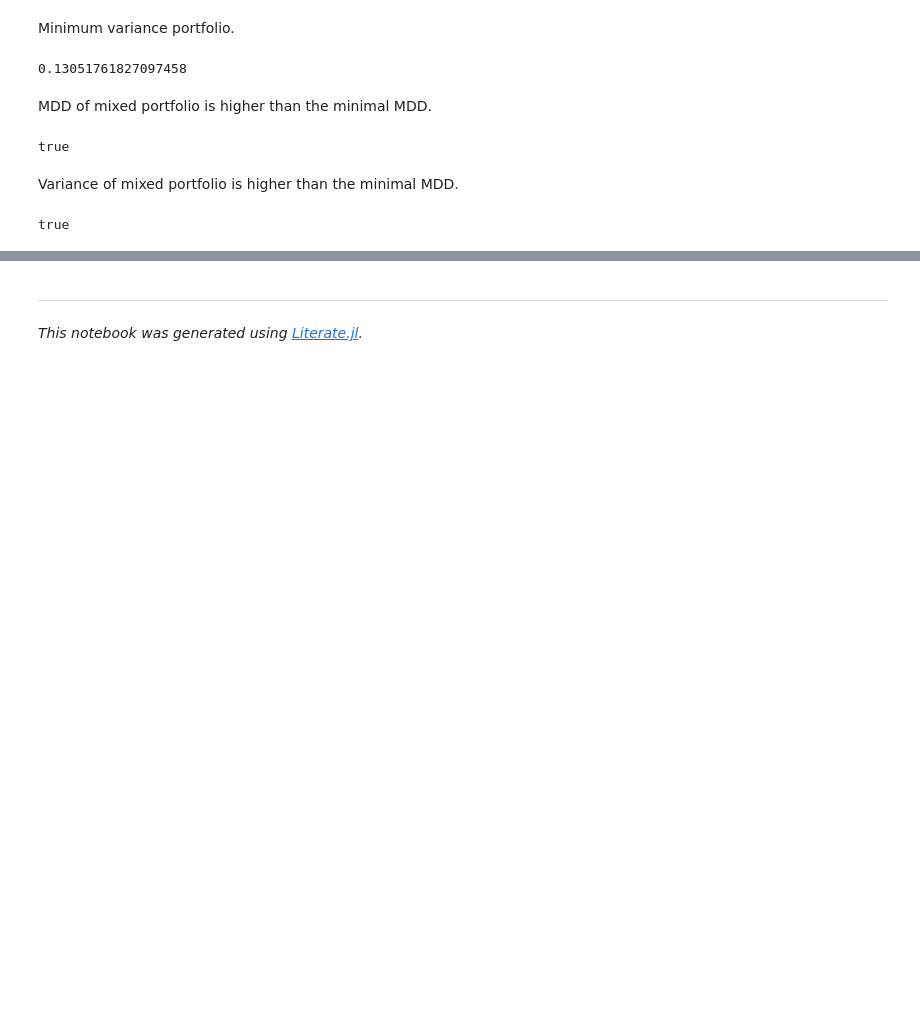
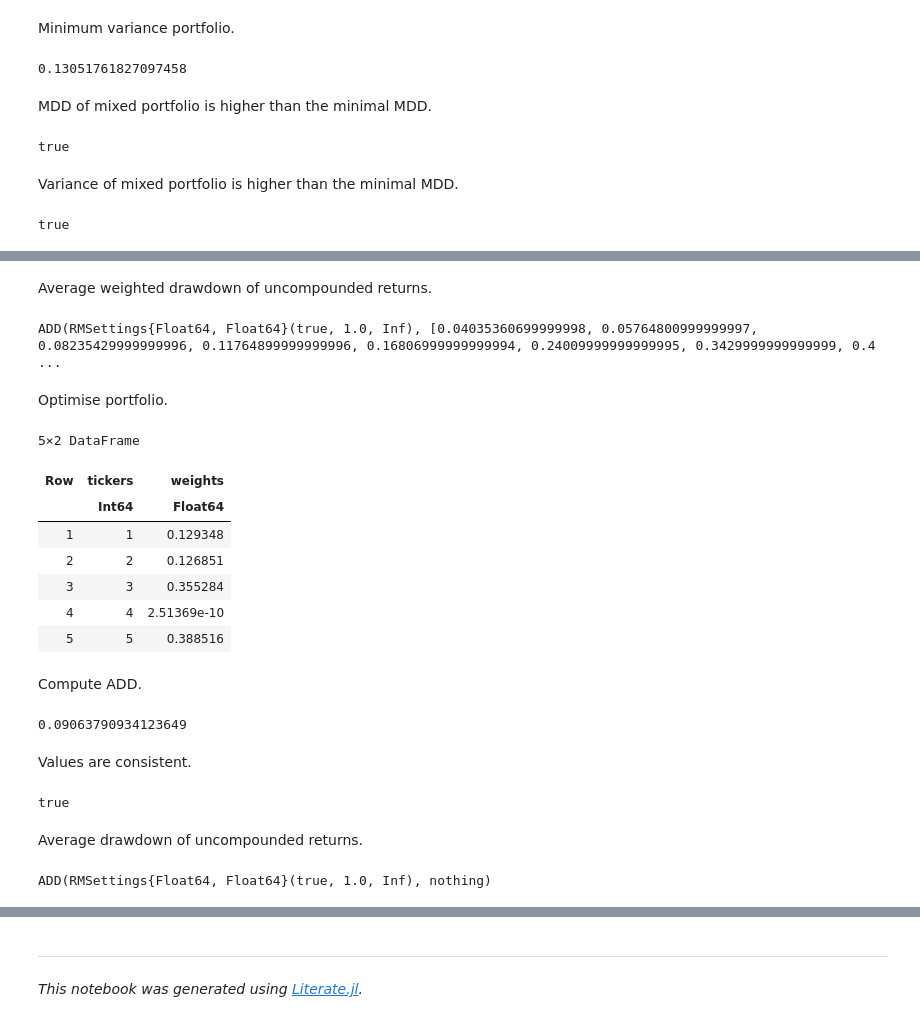
Before and after one commit to dcelisgarza/PortfolioOptimiser.jl, a Jupyter notebook: examples/0_risk_measure_examples.ipynb, the cells around one changed output, grey strips where cells are left out. Saved outputs shown, nothing was run; the diff lists cells and outputs as text; code cells hidden in the pictures; blank space fills up the shorter version.

```diff
--- a/examples/0_risk_measure_examples.ipynb
+++ b/examples/0_risk_measure_examples.ipynb
@@ -1645,0 +1685,2 @@ true
+# %%
+ew = eweights(1:size(ret, 1), 0.3; scale = true)
@@ -1645,0 +1699,37 @@ true
+# %% [markdown]
+Average weighted drawdown of uncompounded returns.
+# %%
+rm = ADD(; w = ew)
+# %% [output]
+ADD(RMSettings{Float64, Float64}(true, 1.0, Inf), [0.04035360699999998, 0.05764800999999997, 0.08235429999999996, 0.11764899999999996, 0.16806999999999994, 0.24009999999999995, 0.3429999999999999, 0.4 ...
+# %% [markdown]
+Optimise portfolio.
+# %%
+w2 = optimise!(port, Trad(; rm = rm, str_names = true))
+# %% [output]
+5×2 DataFrame
+| Row | tickers | weights |
+|  | Int64 | Float64 |
+| 1 | 1 | 0.129348 |
+| 2 | 2 | 0.126851 |
+| 3 | 3 | 0.355284 |
+| 4 | 4 | 2.51369e-10 |
+| 5 | 5 | 0.388516 |
+# %% [markdown]
+Compute ADD.
+# %%
+r2 = calc_risk(port; rm = rm)
+# %% [output]
+0.09063790934123649
+# %% [markdown]
+Values are consistent.
+# %%
+isapprox(r2, value(port.model[:add_risk]))
+# %% [output]
+true
+# %% [markdown]
+Average drawdown of uncompounded returns.
+# %%
+rm = ADD()
+# %% [output]
+ADD(RMSettings{Float64, Float64}(true, 1.0, Inf), nothing)
```
Also changed, not shown: parts of 150 cells of this notebook, 4 other files.
